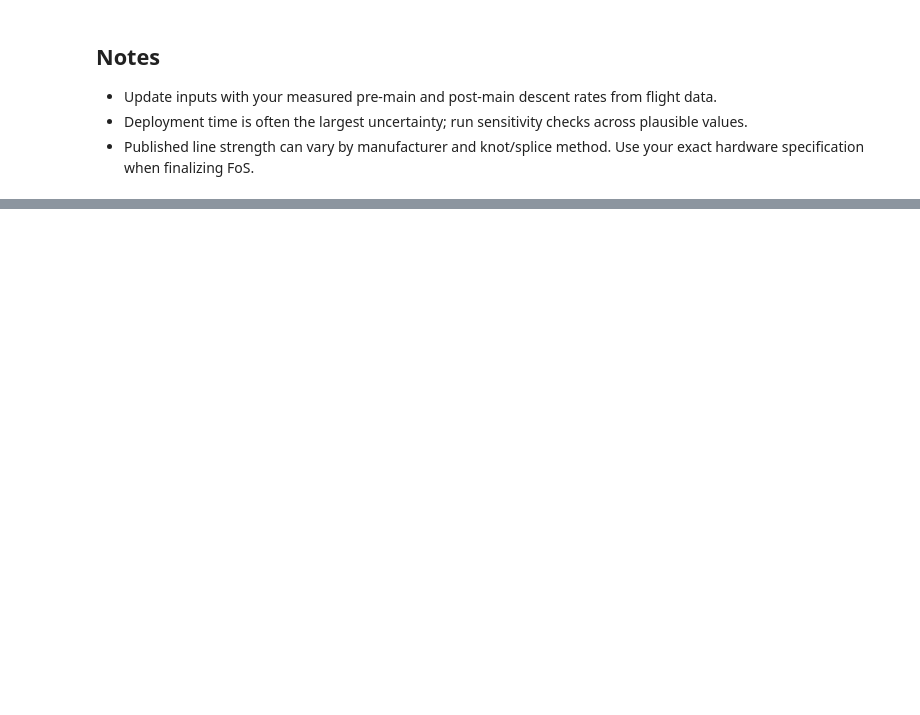
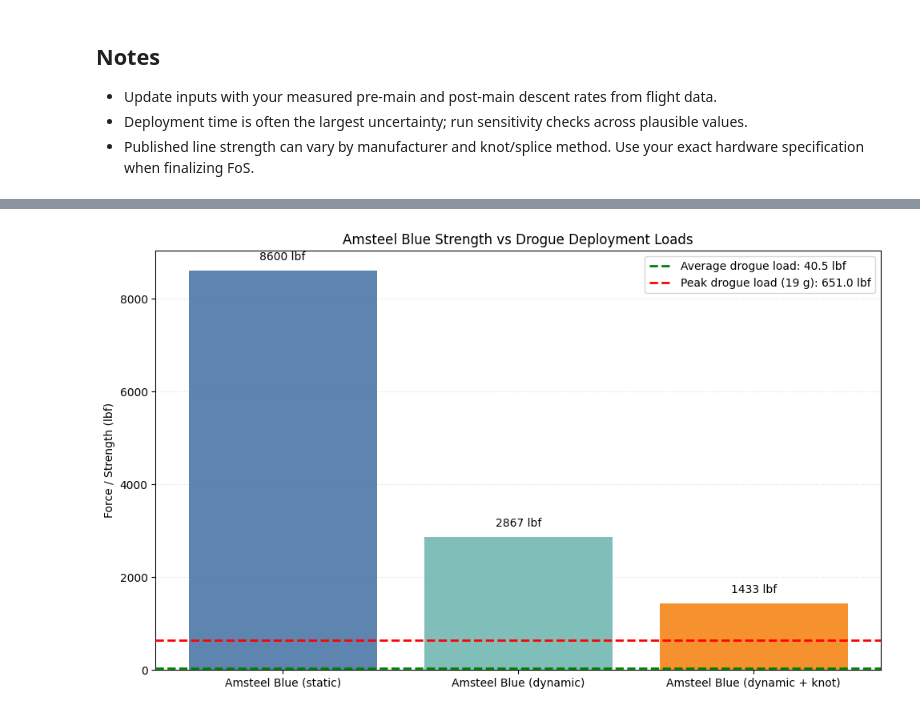
Before and after one commit to VoicefulEmu/DataAnalysisSnowbirdTest, a Jupyter notebook: code/ShockCordCalcs.ipynb, the cells around one changed output, grey strips where cells are left out. Saved outputs shown, nothing was run; the diff lists cells and outputs as text; code cells hidden in the pictures; blank space fills up the shorter version.

```diff
--- a/code/ShockCordCalcs.ipynb
+++ b/code/ShockCordCalcs.ipynb
@@ -198,0 +404,54 @@ plt.show()
+# %%
+import matplotlib.pyplot as plt
+
+labels_drogue = list(strength_lbf_drogue.keys())
+strength_values_drogue = [strength_lbf_drogue[label] for label in labels_drogue]
+avg_load_drogue_lbf = loads_drogue_lbf["Average drogue deployment load"]
+peak_load_drogue_lbf = loads_drogue_lbf[f"Peak load at {max_g_drogue:.0f} g"]
+
+fig, ax = plt.subplots(figsize=(10, 6))
+bars = ax.bar(
+    labels_drogue,
+    strength_values_drogue,
+    color=["#4c78a8", "#72b7b2", "#f58518"],
+    alpha=0.9,
+    zorder=2,
+ )
+
+ax.axhline(
+    avg_load_drogue_lbf,
+    color="green",
+    linestyle="--",
+    linewidth=2,
+    label=f"Average drogue load: {avg_load_drogue_lbf:.1f} lbf",
+    zorder=3,
+ )
+ax.axhline(
+    peak_load_drogue_lbf,
+    color="red",
+    linestyle="--",
+    linewidth=2,
+    label=f"Peak drogue load ({max_g_drogue:.0f} g): {peak_load_drogue_lbf:.1f} lbf",
+    zorder=3,
+ )
+
+label_offset_drogue = max(strength_values_drogue) * 0.02
+for bar, value in zip(bars, strength_values_drogue):
+    ax.text(
+        bar.get_x() + bar.get_width() / 2,
+        value + label_offset_drogue,
+        f"{value:.0f} lbf",
+        ha="center",
+        va="bottom",
+        fontsize=10,
+    )
+
+ax.set_ylabel("Force / Strength (lbf)")
+ax.set_title("Amsteel Blue Strength vs Drogue Deployment Loads")
+ax.grid(axis="y", linestyle=":", alpha=0.4, zorder=1)
+ax.legend()
+plt.xticks(rotation=0)
+plt.tight_layout()
+plt.show()
+# %% [output]
+[figure, added]
```
Also changed, not shown: parts of 9 cells of this notebook.
